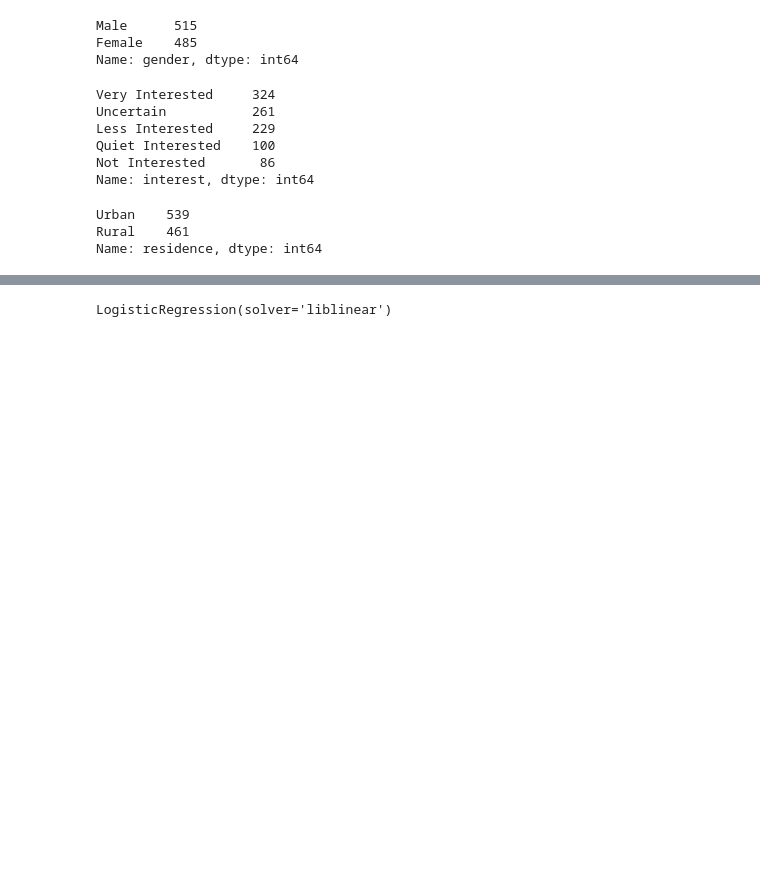
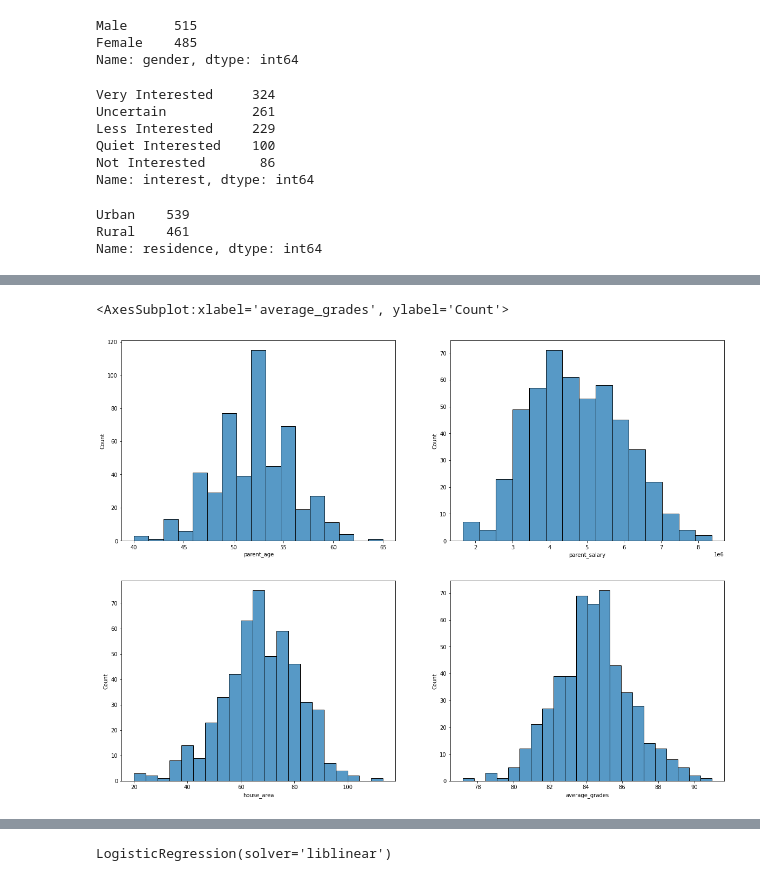
Before and after one commit to Just-Mike4/College-analysis-and-prediction-model, a Jupyter notebook: Analysis of students in college.ipynb, the cells around one changed output, grey strips where cells are left out. Drawn from its saved outputs; the diff is of its cells as text; code cells hidden in the pictures; blank space fills up the shorter version.

```diff
--- a/Analysis of students in college.ipynb
+++ b/Analysis of students in college.ipynb
@@ -80,0 +120,9 @@ y=df['in_college'].values
+# %%
+fig, axes = plt.subplots(2,2,figsize=(20,15))
+sns.histplot(x='parent_age',data=df[df['in_college']==False],ax=axes[0,0])
+sns.histplot(x='parent_salary',data=df[df['in_college']==False],ax=axes[0,1])
+sns.histplot(x='house_area',data=df[df['in_college']==False],ax=axes[1,0])
+sns.histplot(x='average_grades',data=df[df['in_college']==False],ax=axes[1,1])
+# %% [output]
+<AxesSubplot:xlabel='average_grades', ylabel='Count'>
+[figure, added]
```
Also changed, not shown: parts of 38 cells of this notebook.
